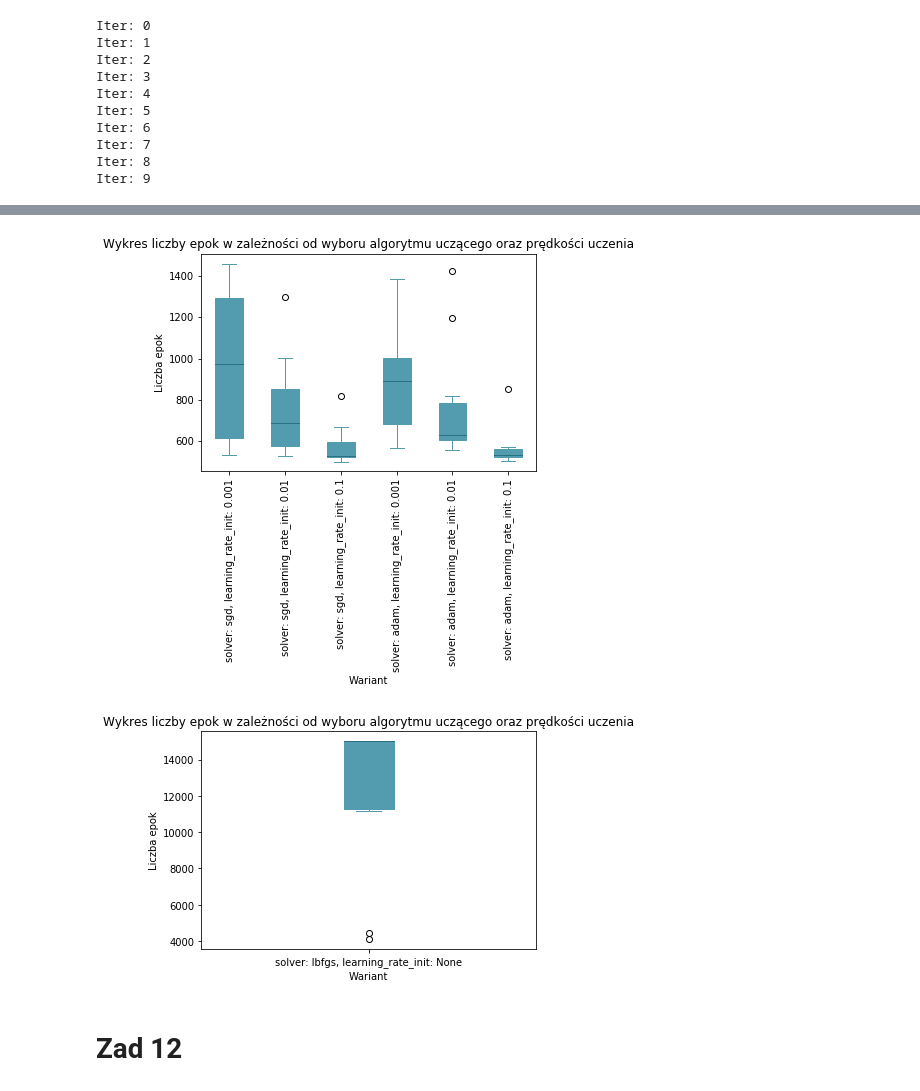
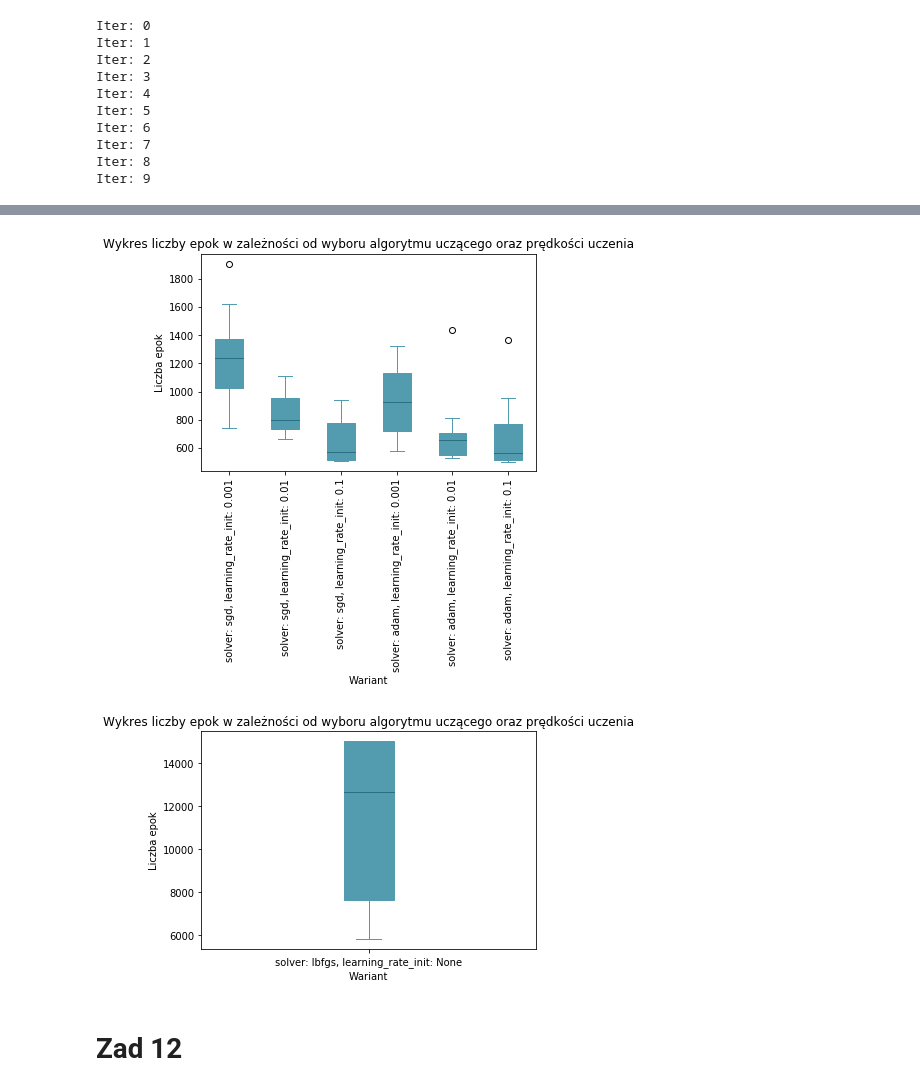
Before and after one commit to Maaslak/UM_NN, a Jupyter notebook: ZagadnieniaZaawansowane.ipynb, the cells around one changed output, grey strips where cells are left out. Saved outputs shown, nothing was run; the diff lists cells and outputs as text; code cells hidden in the pictures.

```diff
--- a/ZagadnieniaZaawansowane.ipynb
+++ b/ZagadnieniaZaawansowane.ipynb
@@ -144,0 +141,5 @@ y_train=train[6]
+# %%
+bupa_ds=pd.read_csv('datasets/bupa.data', header=None)
+X_bupa_ds = bupa_ds[bupa_ds.columns[:6]]
+y_bupa=bupa_ds[6]
+X_train, X_test, y_train, y_test=train_test_split(X_bupa_ds, y_bupa, test_size=0.1)
@@ -149,10 +154,12 @@ validation_fractions = np.linspace(0.1, 0.9, 9)
 
 for validation_fraction in validation_fractions:
     print("validation_fraction: {}".format(validation_fraction))
-    classifier = MLPClassifier(hidden_layer_sizes=(500), solver='adam',
-                               activation='logistic',tol=1e-6,  n_iter_no_change=500,
+    classifier = MLPClassifier(hidden_layer_sizes=(20), solver='sgd',
+                               activation='logistic',
+                               n_iter_no_change=3000,
                                max_iter=15000, validation_fraction=validation_fraction,
-                              early_stopping=True)
+                              early_stopping=True,
+                              alpha=0)
     classifier.fit(X_train, y_train)
 
 
@@ -315,3 +334,9 @@ y_test=test['Outcome']
+# %%
+pima_ds=pd.read_csv('datasets/diabetes.csv')
+
+X_pima_ds = pima_ds[pima_ds.columns[:8]]
+y_pima_ds=pima_ds['Outcome']
+X_train, X_test, y_train, y_test=train_test_split(X_pima_ds, y_pima_ds, test_size=0.1)
 # %%
 solvers = ['sgd', 'sgd','sgd', 'adam', 'adam', 'adam', 'lbfgs']
 # learning_rate= ['constant', 'constant', 'constant'] Constant is default
@@ -372,24 +398,25 @@ boxplot(x_data = labels
 # %%
 boxplot(x_data = labels[:-1]
         , y_data = np.array(all_n_iters).T[:-1].T
         , base_color = '#539caf'
         , median_color = '#297083'
         , x_label = 'Wariant'
         , y_label = 'Liczba epok'
         , title = 'Wykres liczby epok w zależności od wyboru algorytmu uczącego oraz prędkości uczenia'
-        , filename = "Zad10_iter")
+        #, filename = "Zad10_iter"
+       )
 boxplot(x_data = labels[-1:]
         , y_data = np.array(all_n_iters).T[-1:].T
         , base_color = '#539caf'
         , median_color = '#297083'
         , x_label = 'Wariant'
         , y_label = 'Liczba epok'
         , title = 'Wykres liczby epok w zależności od wyboru algorytmu uczącego oraz prędkości uczenia'
-        , filename = "Zad10_iter_lbfgs"
+        #, filename = "Zad10_iter_lbfgs"
         , horizontal=True)
 # %% [output]
-[figure, old version]
+[figure, new version]
-[figure, old version]
+[figure, new version]
 # %% [markdown]
 # Zad 12
 # %%
```
Also changed, not shown: parts of 14 cells of this notebook, 8 other files.
